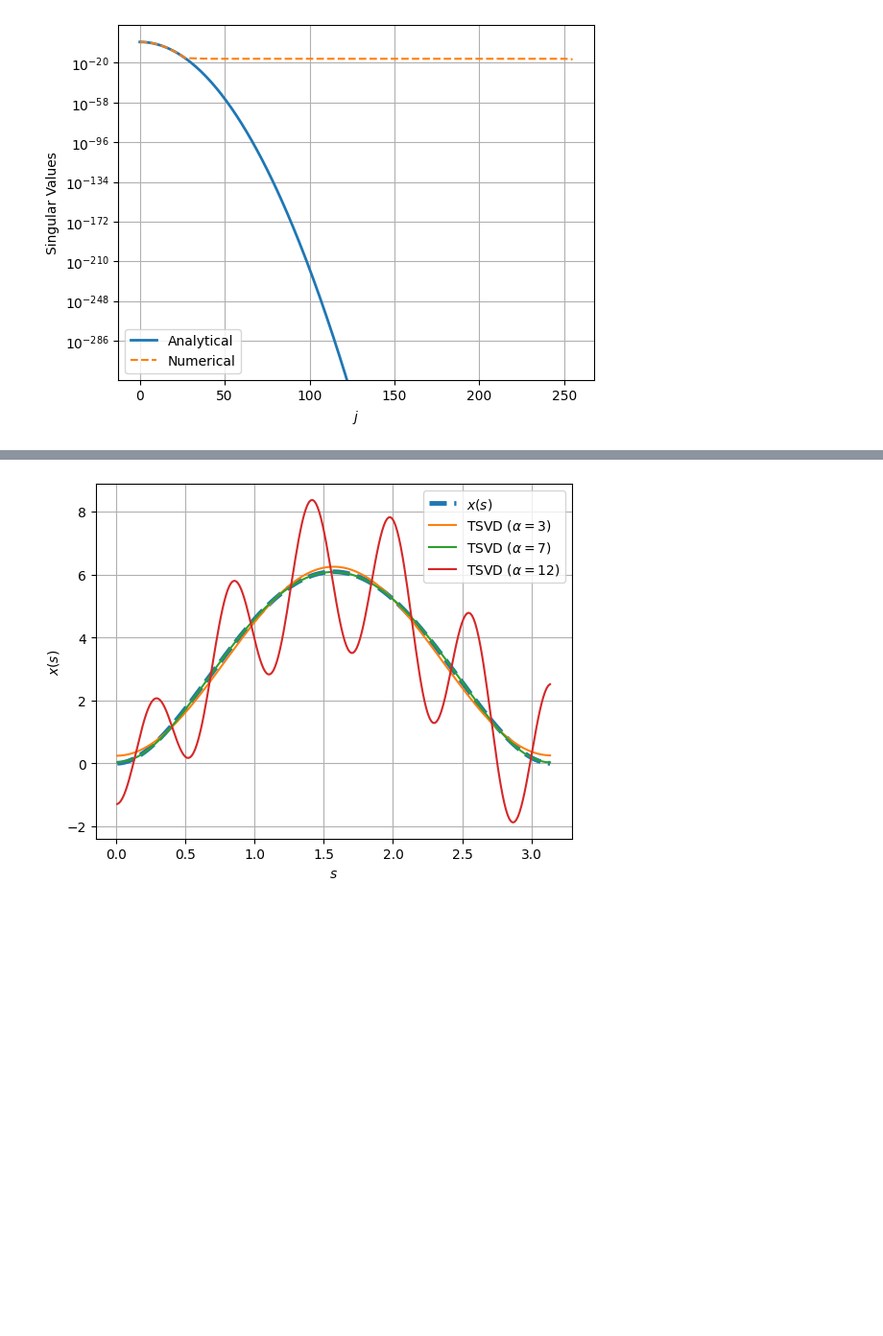
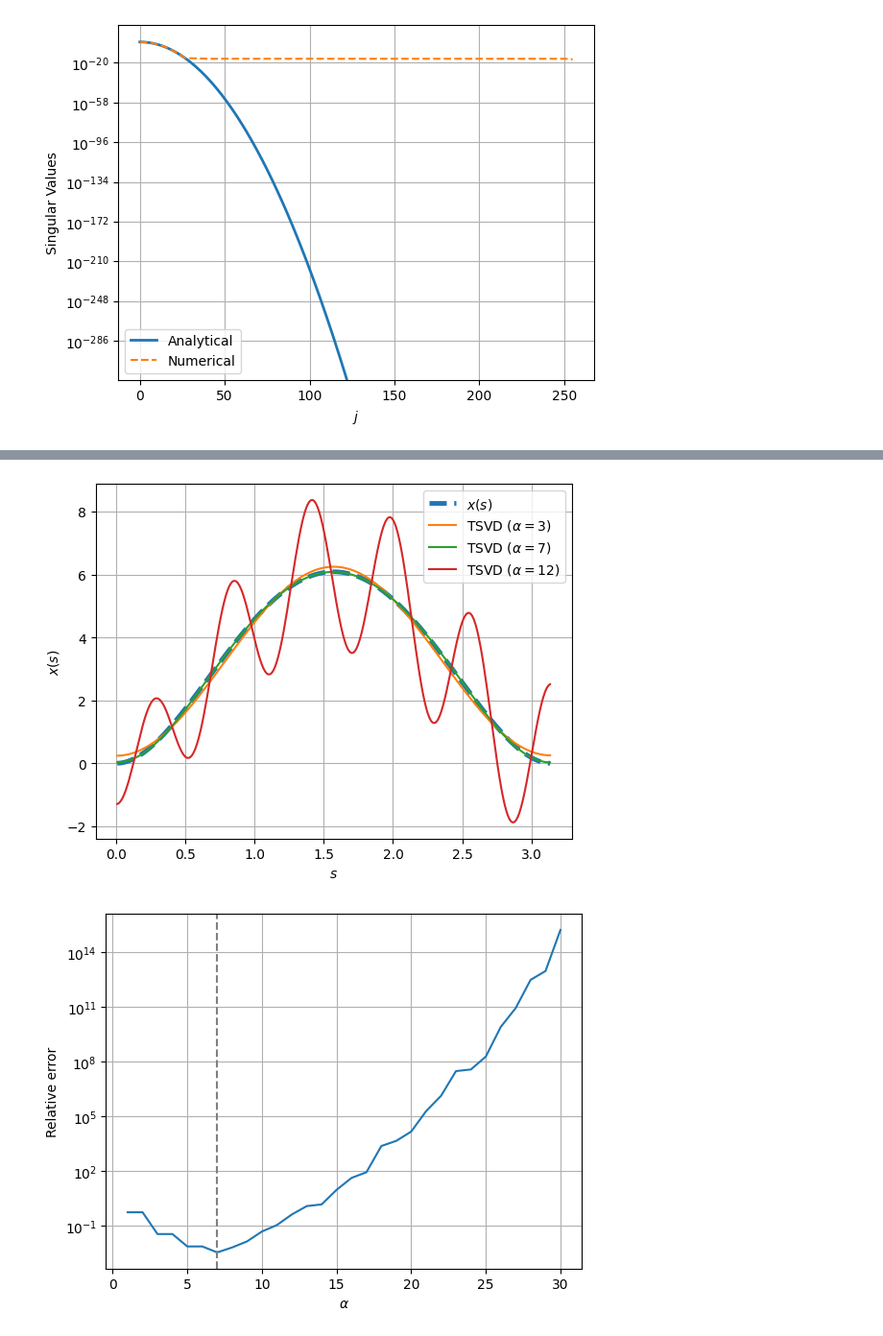
Before and after one commit to anschn05/MiniProject1_InverseProblems, a Jupyter notebook: Exercise 1.ipynb, the cells around one changed output, grey strips where cells are left out. Shown at 96% size. Saved outputs shown, nothing was run; the diff lists cells and outputs as text; code cells hidden in the pictures; blank space fills up the shorter version.

Commit message:
Comments and new plot added to exercise 1

```diff
--- a/Exercise 1.ipynb
+++ b/Exercise 1.ipynb
@@ -35,17 +42,18 @@ plt.show()
 # %% [output]
 [figure]
 # %%
+#Defining the function x(s) and applying the discrete operator to obtain y
 s = (np.arange(1,n+1) - 1/2) *h
 x = lambda s : s**2 * (np.pi - s)**2
 x_vec = np.zeros(n)
 x_vec[:] = x(s)
 Kx = heat_forward(x_vec, T)
 
+#Adding noise to y
 np.random.seed(42)
 d = np.random.randn(n)
 d = d / np.linalg.norm(d) * 0.01 * np.linalg.norm(Kx)
 y_delta = Kx + d
-
 
 plt.plot(s, Kx, label='$y$', linewidth=4, linestyle='--')
 plt.plot(s, y_delta, label='$y^\\delta$', linewidth=2)
@@ -55,38 +63,52 @@ plt.legend()
 plt.grid(True)
 plt.show()
 
-
+# computing the coefficients (ignoring overflow errors)
 c = dct(y_delta, type=2, norm='ortho')
 abs_c = np.abs(c)
 coeff = np.zeros(n)
 abs_coeff = np.zeros(n)
-coeff = c/muj
-abs_coeff = abs_c / muj
+with np.errstate(all='ignore'):
+    coeff = c / muj
+    abs_coeff = abs_c / muj
 
+#Picard plot (only the first indices)
 limit = 30
 plt.semilogy(np.arange(1,30+1), muj[:30], label='$\\mu_j$')
 plt.semilogy(np.arange(1,30+1), abs_c[:30], label='$y$ coeff.')
 plt.semilogy(np.arange(1,30+1), abs_coeff[:30], label='Reconstruction coeff.')
 plt.xlabel('$j$')
 plt.legend()
 plt.grid(True)
 plt.show()
 
-alphas = [3,7,12]
+#Reconstructing x
+alphas = np.arange(1,limit+1)
+errors = np.zeros(limit)
 plt.plot(s, x_vec, label='$x(s)$', linestyle='--', linewidth=3.5)
 
 for alpha in alphas:
     coeff_tsvd = np.zeros(n)
     coeff_tsvd[:alpha] = coeff[:alpha]
     x_cap = idct(coeff_tsvd, type=2, norm='ortho')
-    plt.plot(s, x_cap, label=f'TSVD ($\\alpha ={alpha}$)', linewidth=1.5)
+    errors[alpha-1] = np.linalg.norm(x_cap-x_vec) / np.linalg.norm(x_vec)
+    if alpha in [3,7,12]:
+        plt.plot(s, x_cap, label=f'TSVD ($\\alpha ={alpha}$)', linewidth=1.5)
 
 plt.xlabel('$s$')
 plt.ylabel('$x(s)$')
 plt.legend()
 plt.grid(True)
 plt.show()
+
+plt.semilogy(alphas, errors)
+plt.axvline(np.argmin(errors)+1, linestyle='--', color='grey')
+plt.xlabel('$\\alpha$')
+plt.ylabel('Relative error')
+plt.grid(True)
+plt.show()
 # %% [output]
 [figure]
 [figure]
 [figure]
+[figure, added]
```
Also changed, not shown: parts of 3 cells of this notebook.
